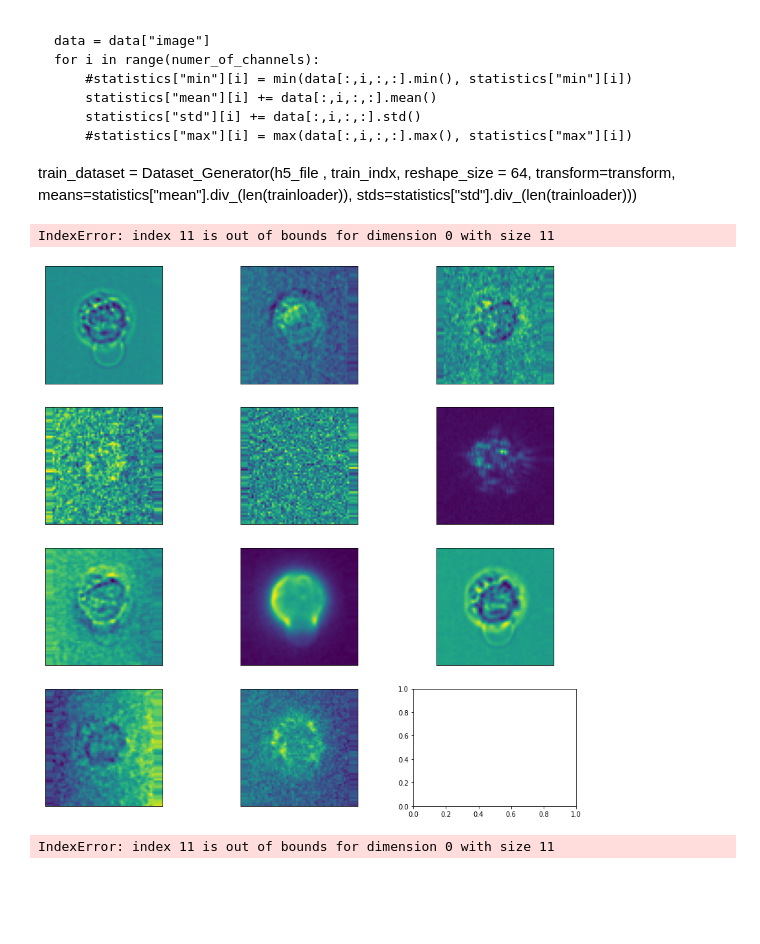
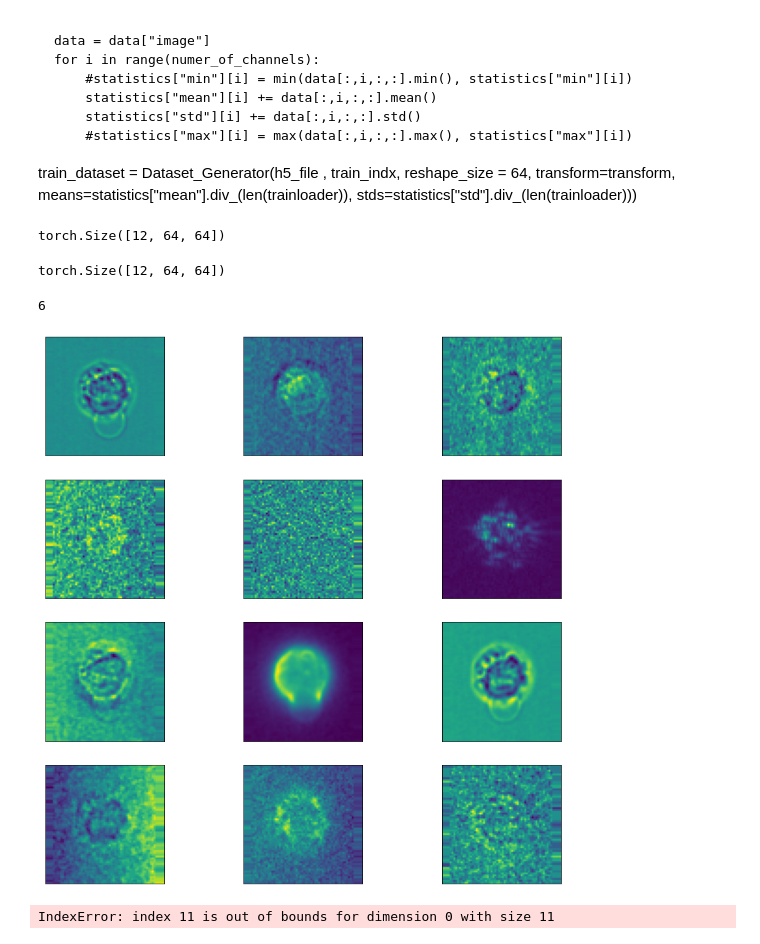
Before and after one commit to aliechoes/interpretable-multichannel-image-analysis, a Jupyter notebook: deep_learning.ipynb, the cells around one changed output. Cells and saved outputs as stored; diff of their text form; code cells hidden in the pictures; blank space fills up the shorter version.

```diff
--- a/deep_learning.ipynb
+++ b/deep_learning.ipynb
@@ -86,7 +133,7 @@ transform = transforms.Compose(
      transforms.RandomHorizontalFlip(),
     transforms.RandomRotation(45)])
 # %%
-only_channels = [0, 1, 2, 3, 4, 5, 6, 7, 8, 9, 10]
+only_channels = [0, 1, 2, 3, 4, 5, 6, 7, 8, 9, 10, 11]
 # %%
 train_dataset =  Dataset_Generator(h5_file , train_indx, reshape_size = 64, transform=transform, only_channels=only_channels)
 # %%
@@ -161,6 +208,23 @@ testloader = DataLoader( test_dataset,
                                 batch_size= batch_size,
                                 shuffle=False,
                                 num_workers=0)
+# %%
+path_to_data="data\WBC\PreprocessedData"
+# %%
+statistics = {'mean': torch.tensor([0.1729, 0.0132, 0.0128, 0.0048, 0.0067, 0.0149, 0.0123, 0.0097, 0.1692,
+        0.0121, 0.0050, 0.0077]), 'std': torch.tensor([0.0639, 0.0271, 0.0048, 0.0020, 0.0025, 0.0204, 0.0125, 0.0075, 0.0625,
+        0.0052, 0.0021, 0.0031])}
+# %%
+test_dataset = Dataset_Generator_Preprocessed(path_to_data=path_to_data,
+                                                  set_indx=test_indx,
+                                                  means=statistics["mean"],
+                                                  stds=statistics["std"],
+                                                  only_channels=only_channels,
+                                                  num_channels=12)
+# %%
+test_dataset[0][0].shape
+# %% [output]
+torch.Size([12, 64, 64])
 # %%
 def plot_heatmap_12_channels(heatmap):
     fig, ((ax1, ax2, ax3), (ax4, ax5, ax6), (ax7, ax8, ax9), (ax10, ax11, ax12)) = plt.subplots(4, 3, figsize=(15,15))
@@ -204,11 +268,18 @@ def plot_heatmap_12_channels(heatmap):
     ax12.imshow(heatmap[11])
     ax12.axes.get_xaxis().set_visible(False)
     ax12.axes.get_yaxis().set_visible(False)
+# %%
+test_dataset[0]["image"].shape
+# %% [output]
+torch.Size([12, 64, 64])
+# %%
+test_dataset[0][1]
+# %% [output]
+6
 # %%
-plot_heatmap_12_channels(test_dataset[0]["image"])
+plot_heatmap_12_channels(test_dataset[0][0])
 # %% [output]
-IndexError: index 11 is out of bounds for dimension 0 with size 11
-[figure, old version]
+[figure, new version]
 # %%
 plot_heatmap_12_channels(test_dataset[0]["image"])
 # %% [output]
```
Also changed, not shown: parts of 13 cells of this notebook, 5 other files.
